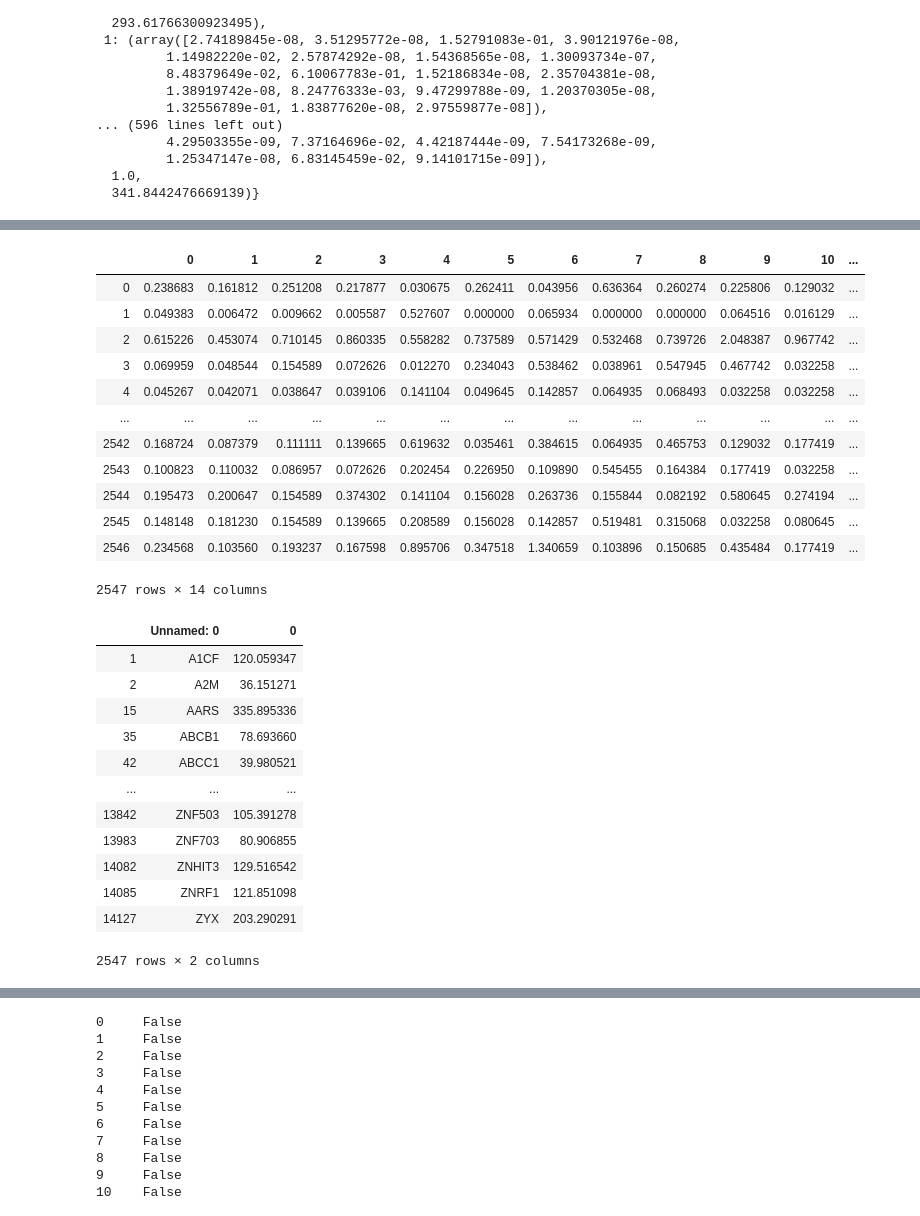
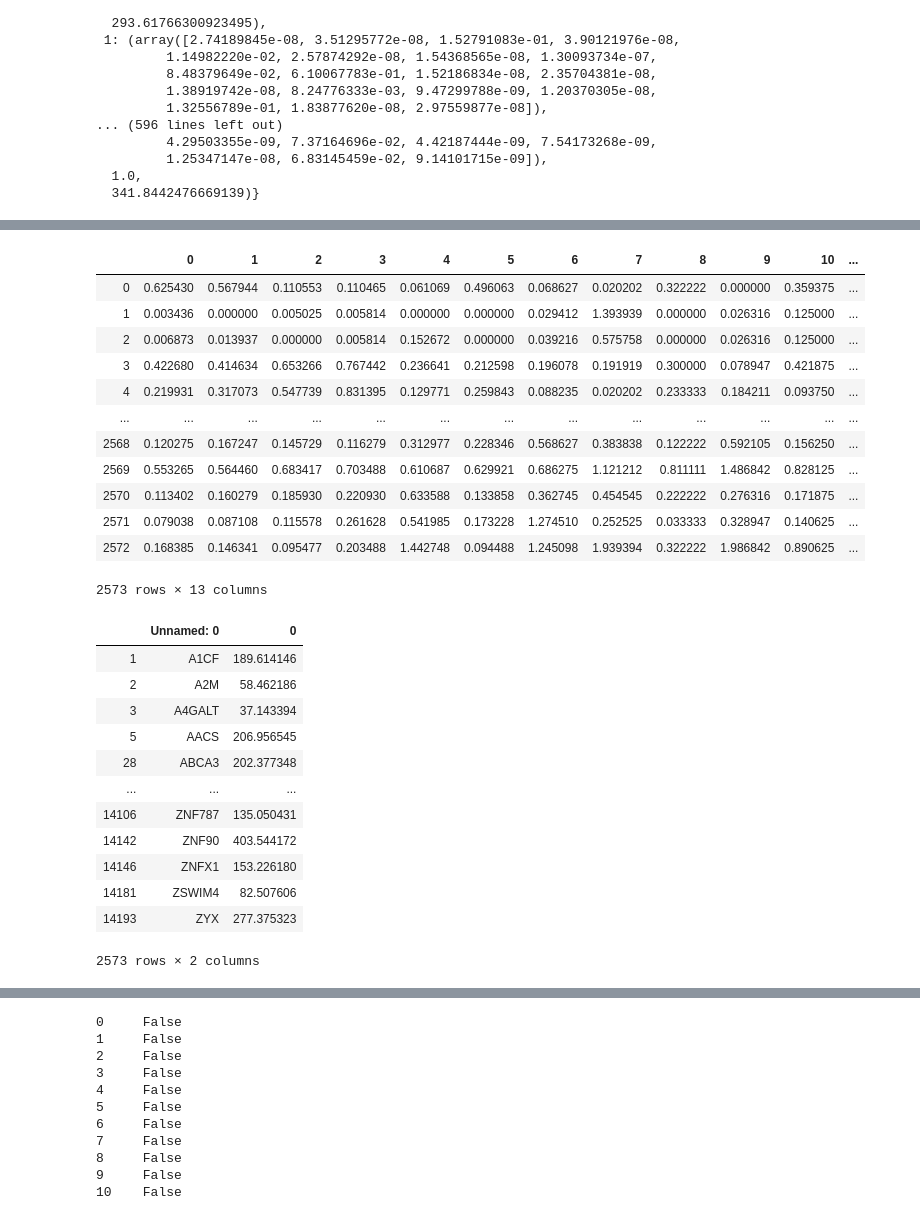
Before and after one commit to rseraphin/Deconvolution_Internship, a Jupyter notebook: nnls_testing.ipynb, the cells around one changed output, grey strips where cells are left out. Cells and saved outputs as stored; diff of their text form; code cells hidden in the pictures.

```diff
--- a/nnls_testing.ipynb
+++ b/nnls_testing.ipynb
@@ -384,39 +518,39 @@ full_gene_sum
 # %%
-single_cell_h1 = pd.read_csv('dataset/selected_genes_sc_h1', sep = '\t')
-h1_gene = single_cell_h1['Unnamed: 0']
-single_cell_h1_values = single_cell_h1.iloc[:,1:]
-single_cell_h1_values
+single_cell_h2 = pd.read_csv('dataset/selected_genes_sc_h2', sep = '\t')
+h2_gene = single_cell_h2['Unnamed: 0']
+single_cell_h2_values = single_cell_h2.iloc[:,1:]
+single_cell_h2_values
 # %% [output]
 |  | 0 | 1 | 2 | 3 | 4 | 5 | 6 | 7 | 8 | 9 | 10 | ... |
-| 0 | 0.238683 | 0.161812 | 0.251208 | 0.217877 | 0.030675 | 0.262411 | 0.043956 | 0.636364 | 0.260274 | 0.225806 | 0.129032 | ... |
-| 1 | 0.049383 | 0.006472 | 0.009662 | 0.005587 | 0.527607 | 0.000000 | 0.065934 | 0.000000 | 0.000000 | 0.064516 | 0.016129 | ... |
-| 2 | 0.615226 | 0.453074 | 0.710145 | 0.860335 | 0.558282 | 0.737589 | 0.571429 | 0.532468 | 0.739726 | 2.048387 | 0.967742 | ... |
-| 3 | 0.069959 | 0.048544 | 0.154589 | 0.072626 | 0.012270 | 0.234043 | 0.538462 | 0.038961 | 0.547945 | 0.467742 | 0.032258 | ... |
-| 4 | 0.045267 | 0.042071 | 0.038647 | 0.039106 | 0.141104 | 0.049645 | 0.142857 | 0.064935 | 0.068493 | 0.032258 | 0.032258 | ... |
+| 0 | 0.625430 | 0.567944 | 0.110553 | 0.110465 | 0.061069 | 0.496063 | 0.068627 | 0.020202 | 0.322222 | 0.000000 | 0.359375 | ... |
+| 1 | 0.003436 | 0.000000 | 0.005025 | 0.005814 | 0.000000 | 0.000000 | 0.029412 | 1.393939 | 0.000000 | 0.026316 | 0.125000 | ... |
+| 2 | 0.006873 | 0.013937 | 0.000000 | 0.005814 | 0.152672 | 0.000000 | 0.039216 | 0.575758 | 0.000000 | 0.026316 | 0.125000 | ... |
+| 3 | 0.422680 | 0.414634 | 0.653266 | 0.767442 | 0.236641 | 0.212598 | 0.196078 | 0.191919 | 0.300000 | 0.078947 | 0.421875 | ... |
+| 4 | 0.219931 | 0.317073 | 0.547739 | 0.831395 | 0.129771 | 0.259843 | 0.088235 | 0.020202 | 0.233333 | 0.184211 | 0.093750 | ... |
 | ... | ... | ... | ... | ... | ... | ... | ... | ... | ... | ... | ... | ... |
-| 2542 | 0.168724 | 0.087379 | 0.111111 | 0.139665 | 0.619632 | 0.035461 | 0.384615 | 0.064935 | 0.465753 | 0.129032 | 0.177419 | ... |
-| 2543 | 0.100823 | 0.110032 | 0.086957 | 0.072626 | 0.202454 | 0.226950 | 0.109890 | 0.545455 | 0.164384 | 0.177419 | 0.032258 | ... |
-| 2544 | 0.195473 | 0.200647 | 0.154589 | 0.374302 | 0.141104 | 0.156028 | 0.263736 | 0.155844 | 0.082192 | 0.580645 | 0.274194 | ... |
-| 2545 | 0.148148 | 0.181230 | 0.154589 | 0.139665 | 0.208589 | 0.156028 | 0.142857 | 0.519481 | 0.315068 | 0.032258 | 0.080645 | ... |
-| 2546 | 0.234568 | 0.103560 | 0.193237 | 0.167598 | 0.895706 | 0.347518 | 1.340659 | 0.103896 | 0.150685 | 0.435484 | 0.177419 | ... |
+| 2568 | 0.120275 | 0.167247 | 0.145729 | 0.116279 | 0.312977 | 0.228346 | 0.568627 | 0.383838 | 0.122222 | 0.592105 | 0.156250 | ... |
+| 2569 | 0.553265 | 0.564460 | 0.683417 | 0.703488 | 0.610687 | 0.629921 | 0.686275 | 1.121212 | 0.811111 | 1.486842 | 0.828125 | ... |
+| 2570 | 0.113402 | 0.160279 | 0.185930 | 0.220930 | 0.633588 | 0.133858 | 0.362745 | 0.454545 | 0.222222 | 0.276316 | 0.171875 | ... |
+| 2571 | 0.079038 | 0.087108 | 0.115578 | 0.261628 | 0.541985 | 0.173228 | 1.274510 | 0.252525 | 0.033333 | 0.328947 | 0.140625 | ... |
+| 2572 | 0.168385 | 0.146341 | 0.095477 | 0.203488 | 1.442748 | 0.094488 | 1.245098 | 1.939394 | 0.322222 | 1.986842 | 0.890625 | ... |
-2547 rows × 14 columns
+2573 rows × 13 columns
 # %%
-select_gene_h1_sum = full_gene_sum[full_gene_sum['Unnamed: 0'].isin(h1_gene)]
-select_gene_h1_sum
+select_gene_h2_sum = full_gene_sum[full_gene_sum['Unnamed: 0'].isin(h2_gene)]
+select_gene_h2_sum
 # %% [output]
 |  | Unnamed: 0 | 0 |
-| 1 | A1CF | 120.059347 |
-| 2 | A2M | 36.151271 |
-| 15 | AARS | 335.895336 |
-| 35 | ABCB1 | 78.693660 |
-| 42 | ABCC1 | 39.980521 |
+| 1 | A1CF | 189.614146 |
+| 2 | A2M | 58.462186 |
+| 3 | A4GALT | 37.143394 |
+| 5 | AACS | 206.956545 |
+| 28 | ABCA3 | 202.377348 |
 | ... | ... | ... |
-| 13842 | ZNF503 | 105.391278 |
-| 13983 | ZNF703 | 80.906855 |
-| 14082 | ZNHIT3 | 129.516542 |
-| 14085 | ZNRF1 | 121.851098 |
-| 14127 | ZYX | 203.290291 |
+| 14106 | ZNF787 | 135.050431 |
+| 14142 | ZNF90 | 403.544172 |
+| 14146 | ZNFX1 | 153.226180 |
+| 14181 | ZSWIM4 | 82.507606 |
+| 14193 | ZYX | 277.375323 |
-2547 rows × 2 columns
+2573 rows × 2 columns
 # %%
 rand_clust = meta.iloc[rand_index,7]
 rand_clust
```
Also changed, not shown: parts of 50 cells of this notebook, 2 other files.
